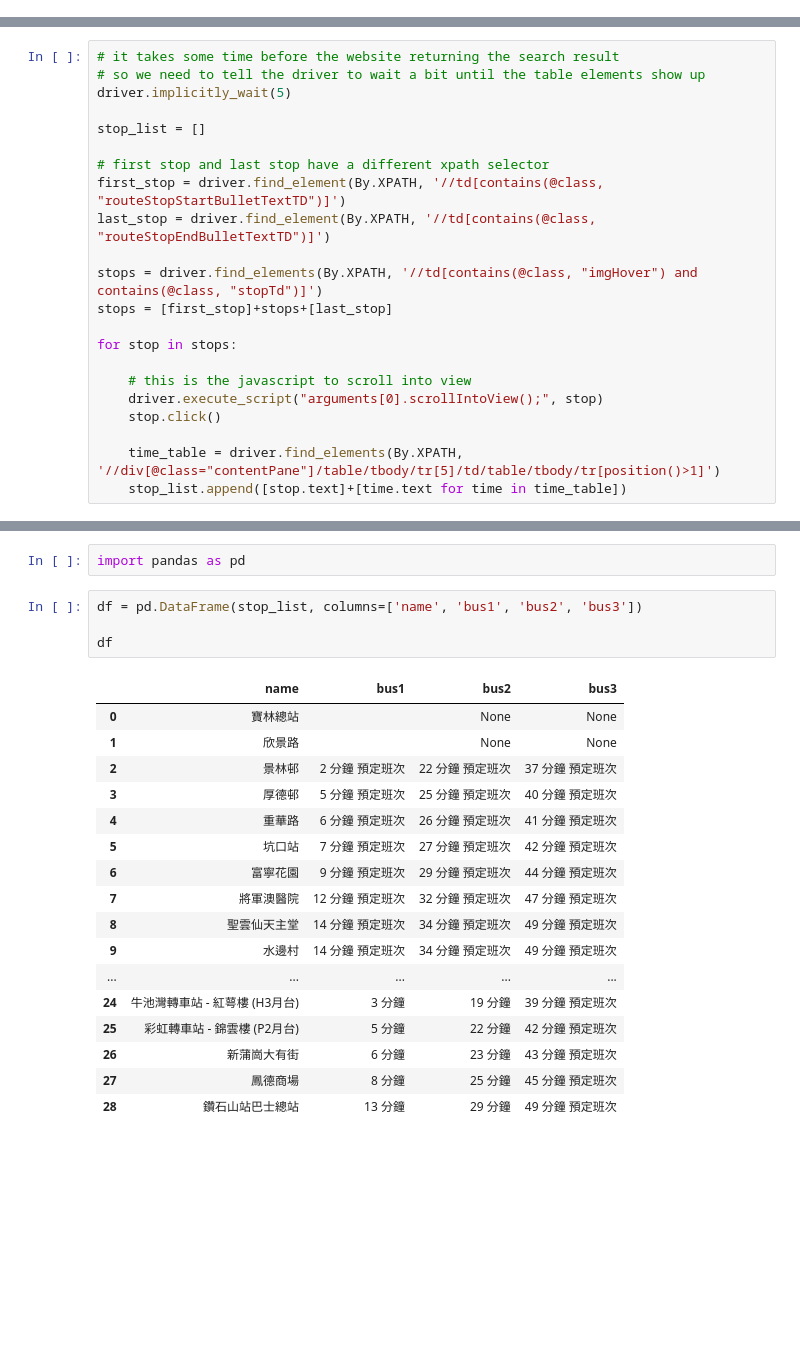
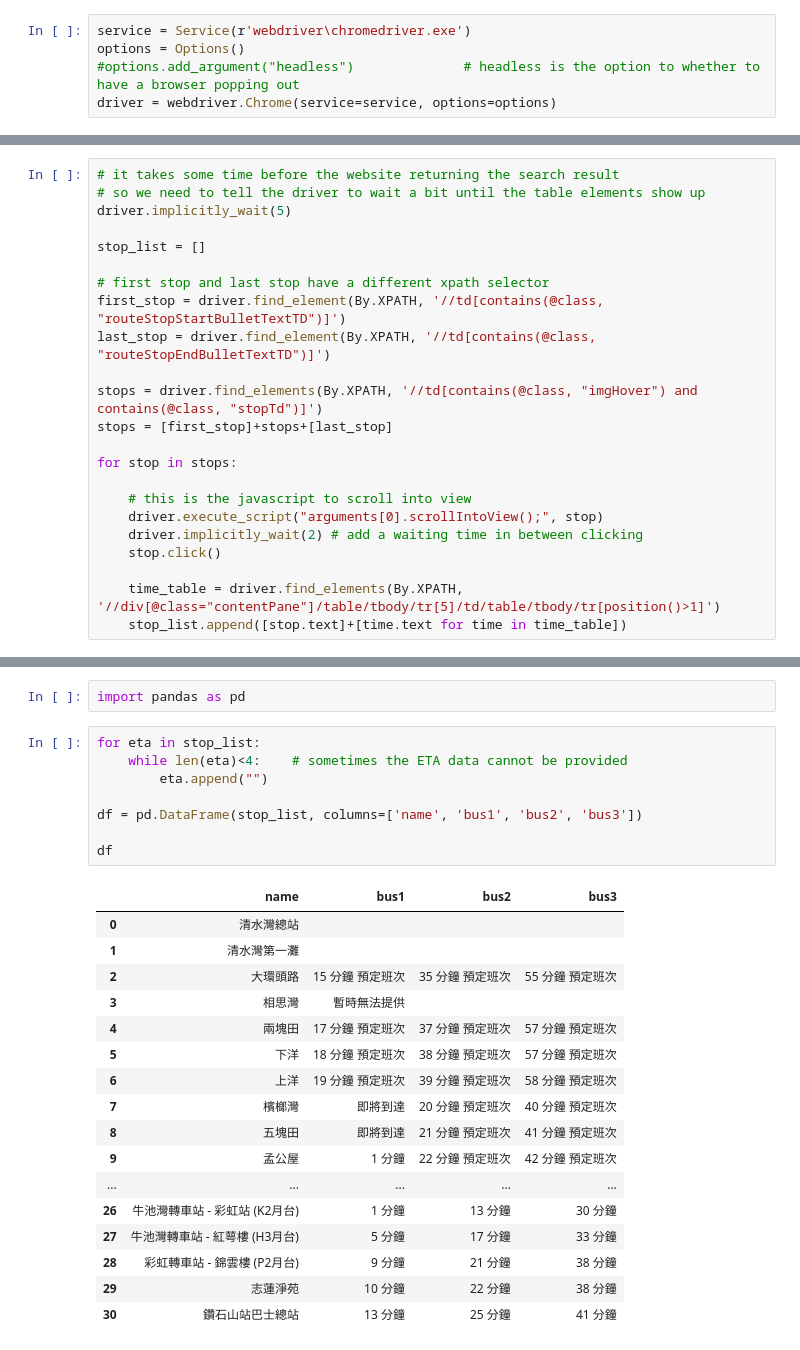
Before and after one commit to mtshing/web-scrap-tut, a Jupyter notebook: 3_selenium_demo.ipynb, the cells around one changed output, grey strips where cells are left out. Saved outputs shown, nothing was run; the diff lists cells and outputs as text; blank space fills up the shorter version.

```diff
--- a/3_selenium_demo.ipynb
+++ b/3_selenium_demo.ipynb
@@ -19,0 +28,5 @@ driver.get("https://search.kmb.hk/kmbwebsite/")
+# %%
+service = Service(r'webdriver\chromedriver.exe')
+options = Options()
+#options.add_argument("headless")              # headless is the option to whether to have a browser popping out
+driver = webdriver.Chrome(service=service, options=options)
@@ -66,6 +93,7 @@ for stop in stops:
 
     # this is the javascript to scroll into view
     driver.execute_script("arguments[0].scrollIntoView();", stop)
+    driver.implicitly_wait(2) # add a waiting time in between clicking
     stop.click()
 
     time_table = driver.find_elements(By.XPATH, '//div[@class="contentPane"]/table/tbody/tr[5]/td/table/tbody/tr[position()>1]')
@@ -81,25 +109,29 @@ Then you can do the analysis by pandas or after exporting to excel as you like.
 # %%
 import pandas as pd
 # %%
+for eta in stop_list:
+    while len(eta)<4:    # sometimes the ETA data cannot be provided
+        eta.append("")
+
 df = pd.DataFrame(stop_list, columns=['name', 'bus1', 'bus2', 'bus3'])
 
 df
 # %% [output]
 |  | name | bus1 | bus2 | bus3 |
-| 0 | 寶林總站 |  | None | None |
-| 1 | 欣景路 |  | None | None |
-| 2 | 景林邨 | 2 分鐘 預定班次 | 22 分鐘 預定班次 | 37 分鐘 預定班次 |
-| 3 | 厚德邨 | 5 分鐘 預定班次 | 25 分鐘 預定班次 | 40 分鐘 預定班次 |
-| 4 | 重華路 | 6 分鐘 預定班次 | 26 分鐘 預定班次 | 41 分鐘 預定班次 |
-| 5 | 坑口站 | 7 分鐘 預定班次 | 27 分鐘 預定班次 | 42 分鐘 預定班次 |
-| 6 | 富寧花園 | 9 分鐘 預定班次 | 29 分鐘 預定班次 | 44 分鐘 預定班次 |
-| 7 | 將軍澳醫院 | 12 分鐘 預定班次 | 32 分鐘 預定班次 | 47 分鐘 預定班次 |
-| 8 | 聖雲仙天主堂 | 14 分鐘 預定班次 | 34 分鐘 預定班次 | 49 分鐘 預定班次 |
-| 9 | 水邊村 | 14 分鐘 預定班次 | 34 分鐘 預定班次 | 49 分鐘 預定班次 |
+| 0 | 清水灣總站 |  |  |  |
+| 1 | 清水灣第一灘 |  |  |  |
+| 2 | 大環頭路 | 15 分鐘 預定班次 | 35 分鐘 預定班次 | 55 分鐘 預定班次 |
+| 3 | 相思灣 | 暫時無法提供 |  |  |
+| 4 | 兩塊田 | 17 分鐘 預定班次 | 37 分鐘 預定班次 | 57 分鐘 預定班次 |
+| 5 | 下洋 | 18 分鐘 預定班次 | 38 分鐘 預定班次 | 57 分鐘 預定班次 |
+| 6 | 上洋 | 19 分鐘 預定班次 | 39 分鐘 預定班次 | 58 分鐘 預定班次 |
+| 7 | 檳榔灣 | 即將到達 | 20 分鐘 預定班次 | 40 分鐘 預定班次 |
+| 8 | 五塊田 | 即將到達 | 21 分鐘 預定班次 | 41 分鐘 預定班次 |
+| 9 | 孟公屋 | 1 分鐘 | 22 分鐘 預定班次 | 42 分鐘 預定班次 |
 | ... | ... | ... | ... | ... |
-| 24 | 牛池灣轉車站 - 紅萼樓 (H3月台) | 3 分鐘 | 19 分鐘 | 39 分鐘 預定班次 |
-| 25 | 彩虹轉車站 - 錦雲樓 (P2月台) | 5 分鐘 | 22 分鐘 | 42 分鐘 預定班次 |
-| 26 | 新蒲崗大有街 | 6 分鐘 | 23 分鐘 | 43 分鐘 預定班次 |
-| 27 | 鳳德商場 | 8 分鐘 | 25 分鐘 | 45 分鐘 預定班次 |
-| 28 | 鑽石山站巴士總站 | 13 分鐘 | 29 分鐘 | 49 分鐘 預定班次 |
+| 26 | 牛池灣轉車站 - 彩虹站 (K2月台) | 1 分鐘 | 13 分鐘 | 30 分鐘 |
+| 27 | 牛池灣轉車站 - 紅萼樓 (H3月台) | 5 分鐘 | 17 分鐘 | 33 分鐘 |
+| 28 | 彩虹轉車站 - 錦雲樓 (P2月台) | 9 分鐘 | 21 分鐘 | 38 分鐘 |
+| 29 | 志蓮淨苑 | 10 分鐘 | 22 分鐘 | 38 分鐘 |
+| 30 | 鑽石山站巴士總站 | 13 分鐘 | 25 分鐘 | 41 分鐘 |
 # %% [markdown]
```
Also changed, not shown: parts of 25 cells of this notebook, 4 other files.
